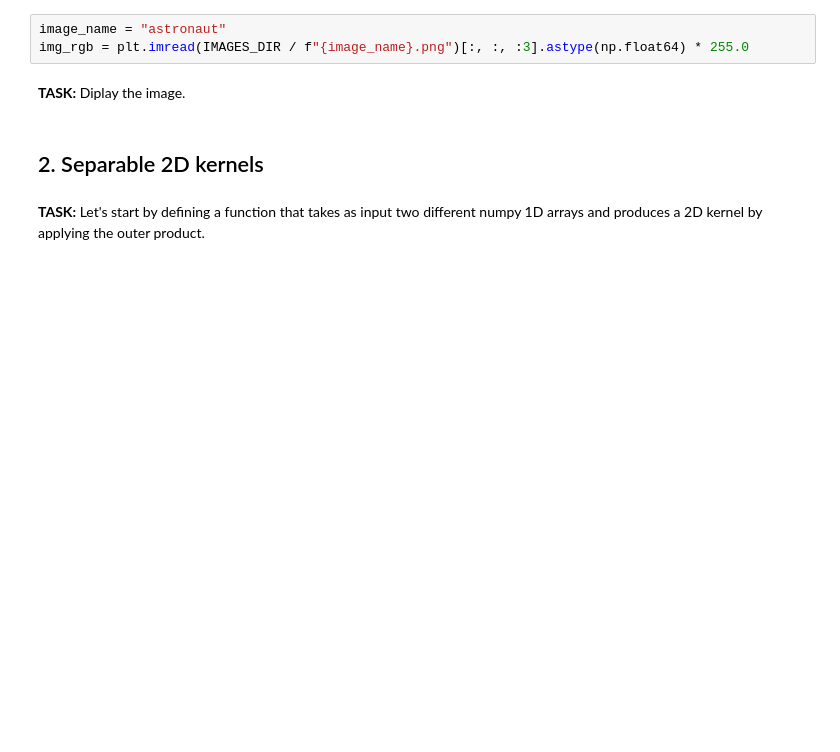
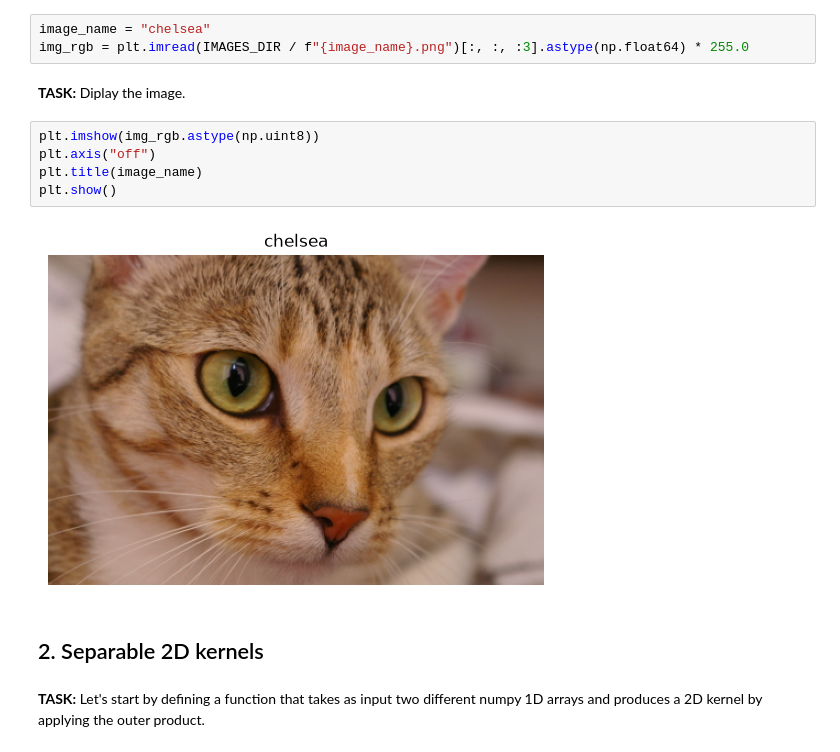
Before and after one commit to NCState-AI-Workshop/Intro-IP-CV, a Jupyter notebook: src-hands-on/01_separable_filters.ipynb, the cells around one changed output. Drawn from its saved outputs; the diff is of its cells as text; blank space fills up the shorter version.

```diff
--- a/src-hands-on/01_separable_filters.ipynb
+++ b/src-hands-on/01_separable_filters.ipynb
@@ -19,10 +26,17 @@ for p in image_paths:
 # %% [markdown]
 Pick one image by name (edit the string below if you want to select a different image):
 # %%
-image_name = "astronaut"
+image_name = "chelsea"
 img_rgb = plt.imread(IMAGES_DIR / f"{image_name}.png")[:, :, :3].astype(np.float64) * 255.0
 # %% [markdown]
 **TASK:** Diplay the image.
+# %%
+plt.imshow(img_rgb.astype(np.uint8))
+plt.axis("off")
+plt.title(image_name)
+plt.show()
+# %% [output]
+[figure, added]
 # %% [markdown]
 ## 2. Separable 2D kernels
 # %% [markdown]
```
Also changed, not shown: parts of 10 cells of this notebook, 14 other files.
